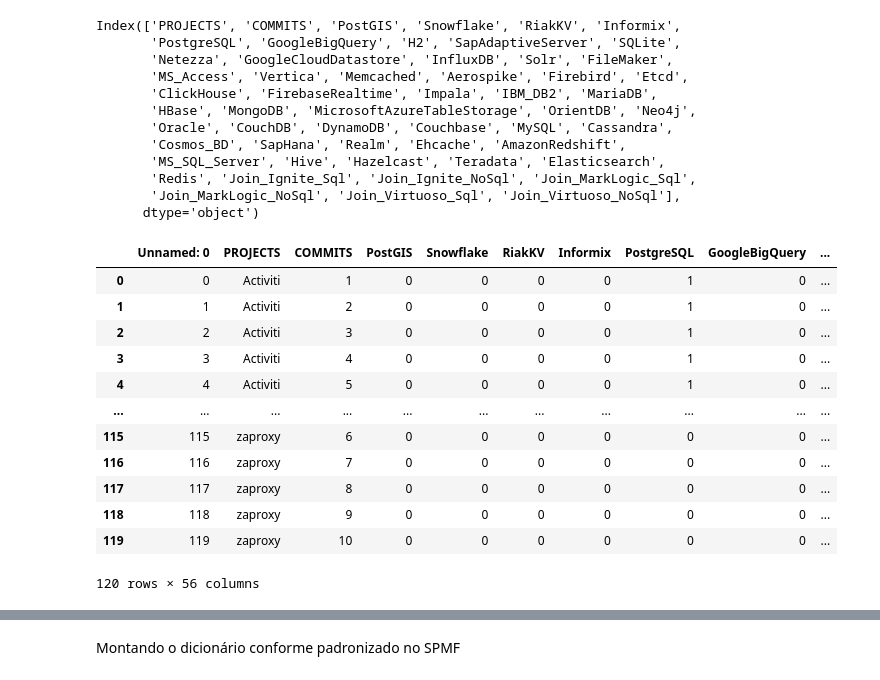
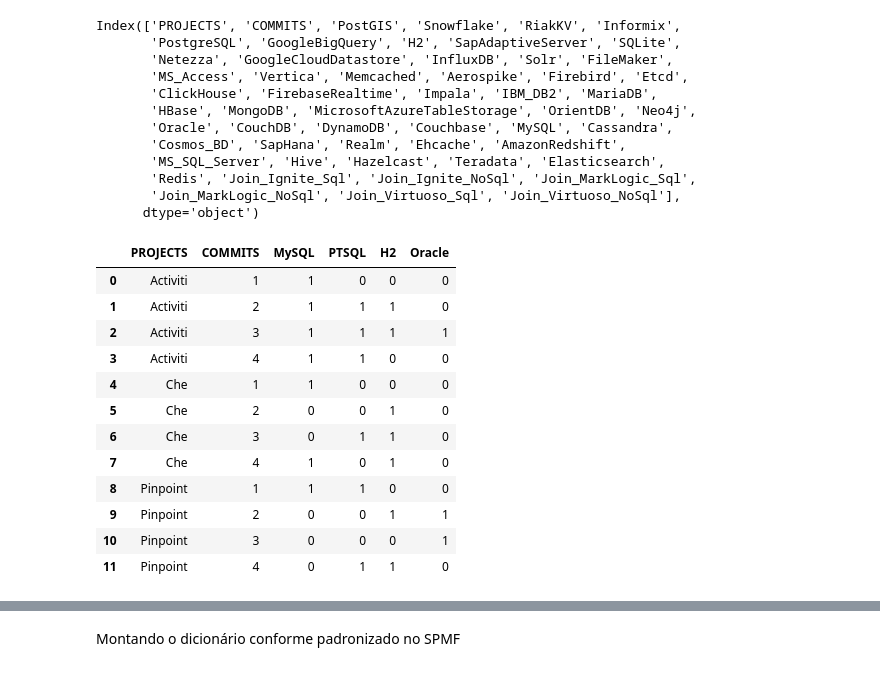
Before and after one commit to gems-uff/db-mining, a Jupyter notebook: src/historical_tests_RQ2_RQ4.ipynb, the cells around one changed output, grey strips where cells are left out. Cells and saved outputs as stored; diff of their text form; code cells hidden in the pictures.

```diff
--- a/src/historical_tests_RQ2_RQ4.ipynb
+++ b/src/historical_tests_RQ2_RQ4.ipynb
@@ -123,25 +123,26 @@ Index(['PROJECTS', 'COMMITS', 'PostGIS', 'Snowflake', 'RiakKV', 'Informix',
 # %%
 df2 = df2.to_excel("historical_sample_join.xlsx", index=True)
 # %%
-df2 = pd.read_excel("historical_sample_join.xlsx", keep_default_na=False)
+#df2 = pd.read_excel("historical_sample_join.xlsx", keep_default_na=False)
+df2 = pd.read_excel("spmf_teste.xlsx", keep_default_na=False)
 #reads projects from Excel file
 
 len(df2)
 df2
 # %% [output]
-|  | Unnamed: 0 | PROJECTS | COMMITS | PostGIS | Snowflake | RiakKV | Informix | PostgreSQL | GoogleBigQuery | ... |
-| 0 | 0 | Activiti | 1 | 0 | 0 | 0 | 0 | 1 | 0 | ... |
-| 1 | 1 | Activiti | 2 | 0 | 0 | 0 | 0 | 1 | 0 | ... |
-| 2 | 2 | Activiti | 3 | 0 | 0 | 0 | 0 | 1 | 0 | ... |
-| 3 | 3 | Activiti | 4 | 0 | 0 | 0 | 0 | 1 | 0 | ... |
-| 4 | 4 | Activiti | 5 | 0 | 0 | 0 | 0 | 1 | 0 | ... |
-| ... | ... | ... | ... | ... | ... | ... | ... | ... | ... | ... |
-| 115 | 115 | zaproxy | 6 | 0 | 0 | 0 | 0 | 0 | 0 | ... |
-| 116 | 116 | zaproxy | 7 | 0 | 0 | 0 | 0 | 0 | 0 | ... |
-| 117 | 117 | zaproxy | 8 | 0 | 0 | 0 | 0 | 0 | 0 | ... |
-| 118 | 118 | zaproxy | 9 | 0 | 0 | 0 | 0 | 0 | 0 | ... |
-| 119 | 119 | zaproxy | 10 | 0 | 0 | 0 | 0 | 0 | 0 | ... |
+|  | PROJECTS | COMMITS | MySQL | PTSQL | H2 | Oracle |
+| 0 | Activiti | 1 | 1 | 0 | 0 | 0 |
+| 1 | Activiti | 2 | 1 | 1 | 1 | 0 |
+| 2 | Activiti | 3 | 1 | 1 | 1 | 1 |
+| 3 | Activiti | 4 | 1 | 1 | 0 | 0 |
+| 4 | Che | 1 | 1 | 0 | 0 | 0 |
+| 5 | Che | 2 | 0 | 0 | 1 | 0 |
+| 6 | Che | 3 | 0 | 1 | 1 | 0 |
+| 7 | Che | 4 | 1 | 0 | 1 | 0 |
+| 8 | Pinpoint | 1 | 1 | 1 | 0 | 0 |
+| 9 | Pinpoint | 2 | 0 | 0 | 1 | 1 |
+| 10 | Pinpoint | 3 | 0 | 0 | 0 | 1 |
+| 11 | Pinpoint | 4 | 0 | 1 | 1 | 0 |
-120 rows × 56 columns
 # %%
 df2.drop(['Unnamed: 0'], axis=1, inplace=True)
 df2
```
Also changed, not shown: parts of 13 cells of this notebook, 1 other file.
